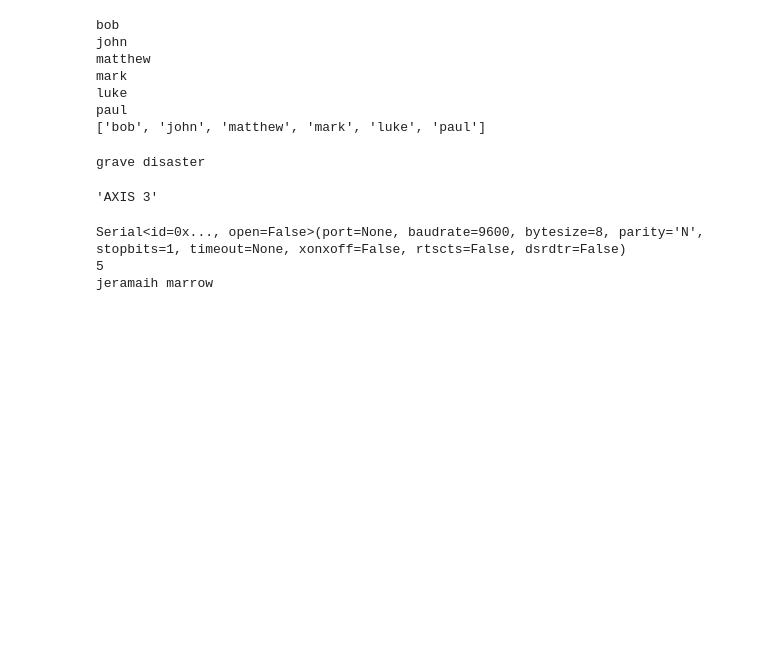
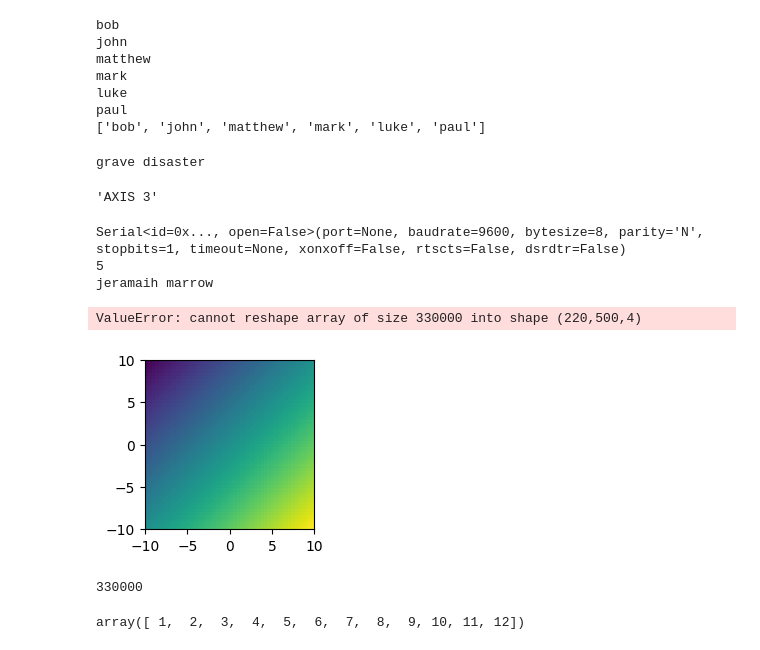
Before and after one commit to MTLphys/HFWM-Control, a Jupyter notebook: Initializeenvironment.ipynb, the cells around one changed output. Saved outputs shown, nothing was run; the diff lists cells and outputs as text; code cells hidden in the pictures; blank space fills up the shorter version.

```diff
--- a/Initializeenvironment.ipynb
+++ b/Initializeenvironment.ipynb
@@ -256,3 +236,34 @@ print(john)
 Serial<id=0x..., open=False>(port=None, baudrate=9600, bytesize=8, parity='N', stopbits=1, timeout=None, xonxoff=False, rtscts=False, dsrdtr=False)
 5
 jeramaih marrow
+# %%
+import matplotlib.pyplot as plt
+import numpy as np
+x= np.linspace(-10,10)
+y= np.linspace(-10,10)
+X,Y = np.meshgrid(x,y)
+Z = X+Y
+# Make a random plot...
+fig,ax = plt.subplots()
+
+ax.imshow(Z,extent=[-10,10,-10,10])
+fig.set_dpi(100)
+fig.set_figwidth(5.0)
+fig.set_figheight(2.2)
+# If we haven't already shown or saved the plot, then we need to
+# draw the figure first...
+fig.canvas.draw()
+
+# Now we can save it to a numpy array.
+data = np.frombuffer(fig.canvas.tostring_rgb(), dtype=np.uint8)
+
+print(fig.canvas.get_width_height()+ (3,))
+width,height,depth =np.shape(data)
+print(depth)
+# %% [output]
+ValueError: cannot reshape array of size 330000 into shape (220,500,4)
+[figure, added]
+# %%
+500*220*3
+# %% [output]
+330000
@@ -258,0 +272,4 @@ jeramaih marrow
+# %%
+bob.flatten()
+# %% [output]
+array([ 1,  2,  3,  4,  5,  6,  7,  8,  9, 10, 11, 12])
```
Also changed, not shown: parts of 13 cells of this notebook, 3 other files.
